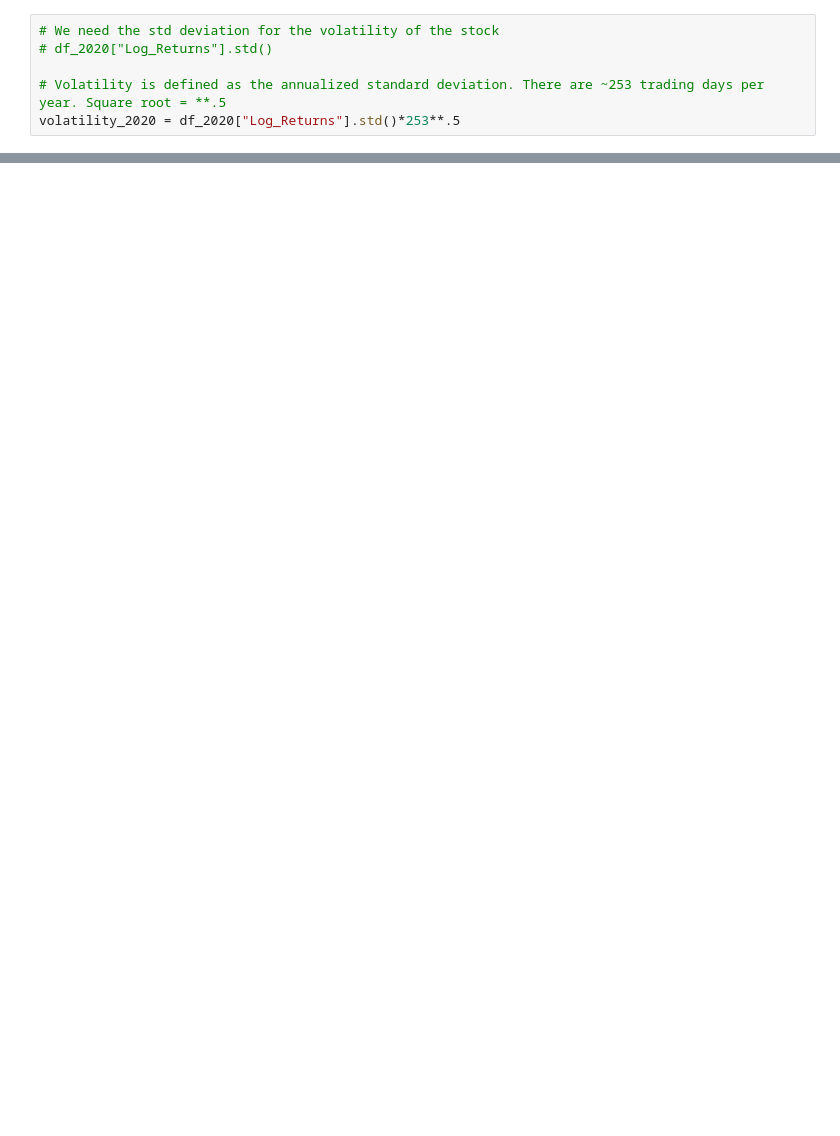
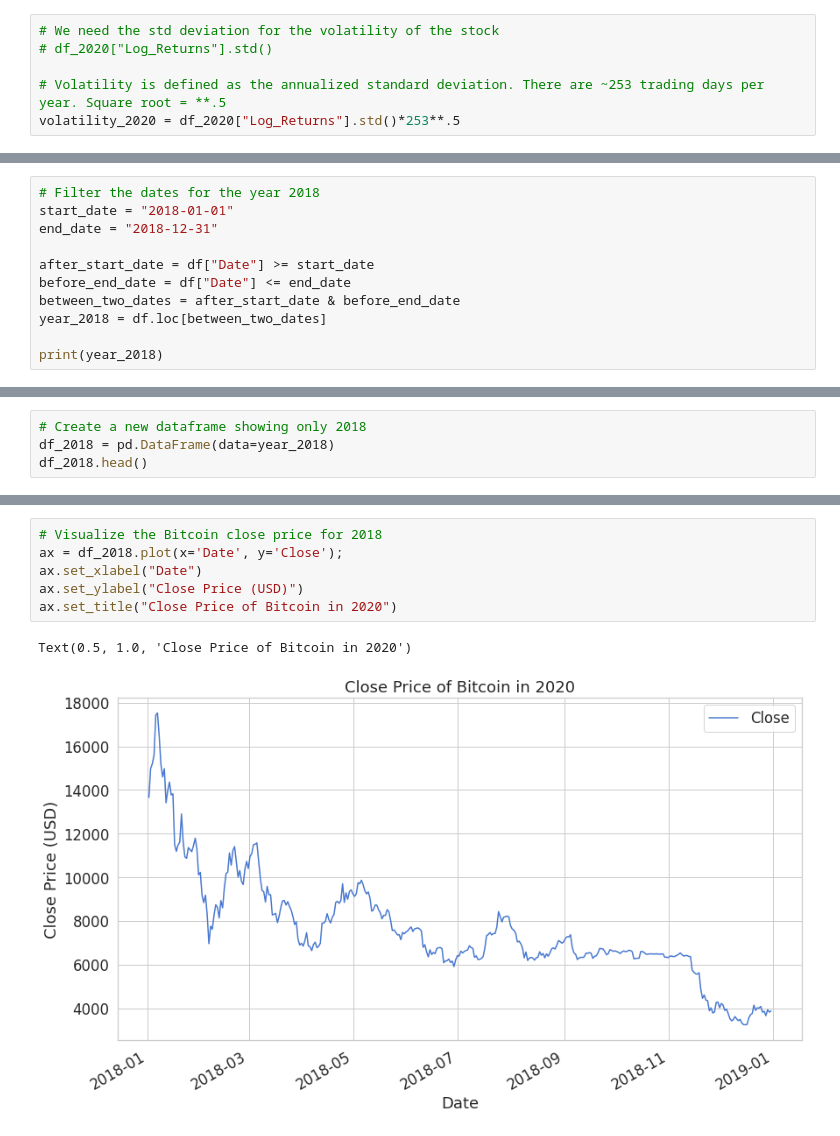
Before and after one commit to LaviJ/Cryptocurrency-Analysis, a Jupyter notebook: Exploratory Data Analysis/EDA_Bitcoin.ipynb, the cells around one changed output, grey strips where cells are left out. Saved outputs shown, nothing was run; the diff lists cells and outputs as text; blank space fills up the shorter version.

```diff
--- a/Exploratory Data Analysis/EDA_Bitcoin.ipynb
+++ b/Exploratory Data Analysis/EDA_Bitcoin.ipynb
@@ -173,0 +298,11 @@ ax.set_title("2020 Bitcoin Volatility: " + str_vol + "%" )
+# %%
+# Filter the dates for the year 2018
+start_date = "2018-01-01"
+end_date = "2018-12-31"
+
+after_start_date = df["Date"] >= start_date
+before_end_date = df["Date"] <= end_date
+between_two_dates = after_start_date & before_end_date
+year_2018 = df.loc[between_two_dates]
+
+print(year_2018)
@@ -173,0 +324,4 @@ ax.set_title("2020 Bitcoin Volatility: " + str_vol + "%" )
+# %%
+# Create a new dataframe showing only 2018
+df_2018 = pd.DataFrame(data=year_2018)
+df_2018.head()
@@ -173,0 +335,9 @@ ax.set_title("2020 Bitcoin Volatility: " + str_vol + "%" )
+# %%
+# Visualize the Bitcoin close price for 2018
+ax = df_2018.plot(x='Date', y='Close');
+ax.set_xlabel("Date")
+ax.set_ylabel("Close Price (USD)")
+ax.set_title("Close Price of Bitcoin in 2020")
+# %% [output]
+Text(0.5, 1.0, 'Close Price of Bitcoin in 2020')
+[figure, added]
```
Also changed, not shown: parts of 24 cells of this notebook.
